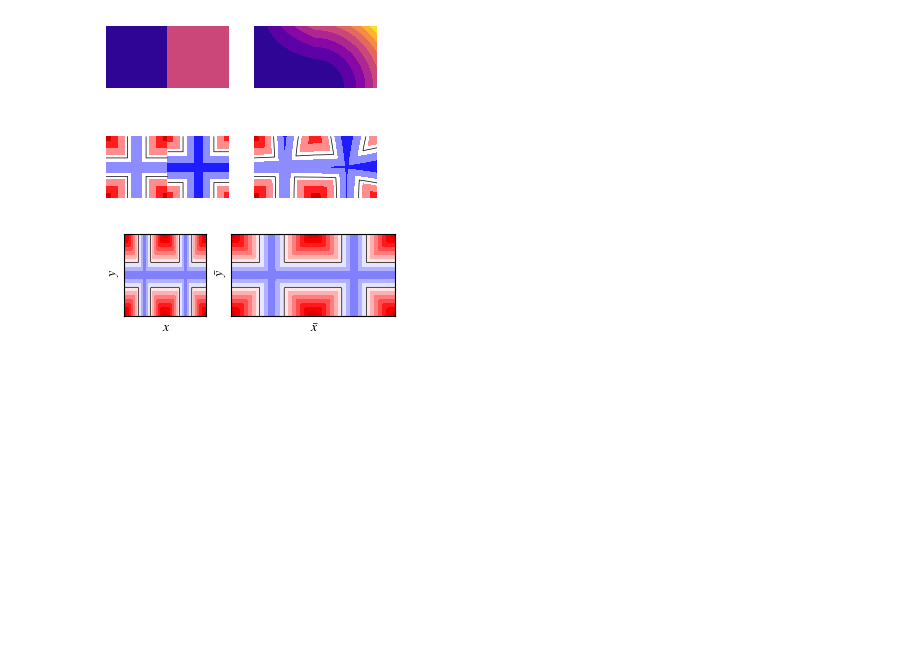
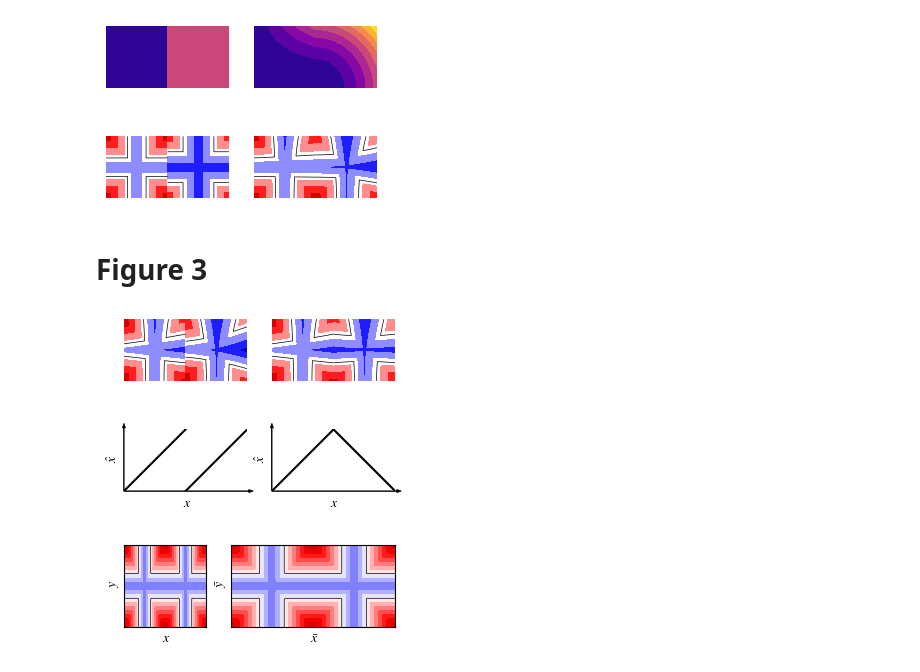
Before and after one commit to mkofler96/DeepSDF, a Jupyter notebook: evaluation_scripts/paper/00_schematic_level_sets.ipynb, the cells around one changed output. Drawn from its saved outputs; the diff is of its cells as text; code cells hidden in the pictures; blank space fills up the shorter version.

Commit message:
added more complex example to schematic level set

```diff
--- a/evaluation_scripts/paper/00_schematic_level_sets.ipynb
+++ b/evaluation_scripts/paper/00_schematic_level_sets.ipynb
@@ -55,6 +57,84 @@ for i in range(4):
 plt.savefig("screenshots/cross_beam.png", bbox_inches="tight", dpi=1000)
 # %% [output]
 [figure]
+# %% [markdown]
+# Figure 3
+# %%
+
+def hor_beam_sdf_discontinuous(xyz, d1, d2):
+    output = np.inf * np.ones(xyz.shape[0])
+    x = xyz[:,0]
+    y = xyz[:,1]
+    z = xyz[:,2]
+    # add x cylinder
+    # cylinder = np.sqrt(y**2 + z**2) - (d1+0.2*x)
+    cylinder = np.abs(y) - (d1+0.1*x)
+    output = np.minimum(output, cylinder)
+    # add y cylinder
+    cylinder = np.abs(x) - d2
+    output = np.minimum(output, cylinder)
+    return output
+
+
+d1v = [0.3, 0.5, 0.3, 0.3]
+k_lin = [0.0, 0.0, 0.05, 0.05]
+k_quad = [0, 0, 0.0, 1.0]
+
+fig, axs = plt.subplots(2, 2)
+max_r = 0
+for i in range(4):
+    X, Y = np.meshgrid(np.linspace(-1, 1, 1000), np.linspace(-1, 1, 1000))
+    # quad_fun =
+    flip = 1
+    if i == 0:
+        r = 0.3 +  (X+1)/2*0.05*(Y+1)**2
+    elif i==1:
+        r = 0.3 + 0.05*(X+1)**2 + 0.05*(Y+1)**2
+    elif i == 2:
+        r = 0.3 +  (X+1)/2*0.05*(Y+1)**2
+        flip = 1
+    elif i == 3:
+        r = 0.3 + 0.05*(X+1)**2 + 0.05*(Y+1)**2
+        flip = -1
+
+    max_r = (0.3 + 0.05*(X+1)**2 + 0.05*(Y+1)**2).max()
+    Z = hor_beam_sdf_discontinuous(np.array([flip*X.flatten(), Y.flatten(), np.zeros(X.size)]).T, r.flatten(), r.flatten()).reshape(X.shape)
+    x = np.linspace(-1,1,100)
+    y = np.linspace(-1,1,100)
+    if i%2 != 0:
+        X+=2
+        x+=2
+
+    cbar = axs[0,i//2].contourf(X, Y, Z, cmap="seismic", levels=np.linspace(-1,1,10))
+    # cbar.set_clim(-1,1)
+    axs[0,i//2].contour(X, Y, Z, levels=[0], colors="black", linewidths=0.5)
+    axs[0,i//2].set_axis_off()
+
+    # axs[0,i//2].contourf(X, Y, flip*X, cmap="plasma")
+    axs[1,i//2].plot(x,y*flip,"-k")
+    axs[1,i//2].set_aspect(1)
+    axs[0,i//2].set_aspect(1)
+    axs[1,i//2].set_axis_off()
+
+
+for i in range(2):
+    axs[1,i].axis("on")
+    axs[1,i].set_xlim([-1,3])
+    axs[1,i].set_ylim([-1,1])
+    axs[1,i].set_xlabel(r"$x$")
+    axs[1,i].set_ylabel(r"$\hat{x}$")
+    axs[1,i].spines[['right', 'top', 'left', 'bottom']].set_visible(False)
+    axs[1,i].set_yticks([])
+    axs[1,i].set_xticks([])
+    axs[1,i].arrow(-1, -1, 4.4, 0., fc='k', ec='k', lw=0.5, length_includes_head= True, clip_on = False, head_width=0.1, head_length=0.15)
+
+    axs[1,i].arrow(-1, -1, 0., 2.2, fc='k', ec='k', lw=0.5, length_includes_head= True, clip_on = False, head_width=0.1, head_length=0.15)
+
+# axs[0,0].set_title("Discontinuous Parameter")
+# axs[0,1].set_title("Continuous Parameter")
+plt.savefig("screenshots/cross_beam_modified.png", bbox_inches="tight", dpi=1000)
+# %% [output]
+[figure, added]
 # %%
 n_cells = 2
 tiling = (1,n_cells,1)
```
Also changed, not shown: parts of 1 cell of this notebook.
